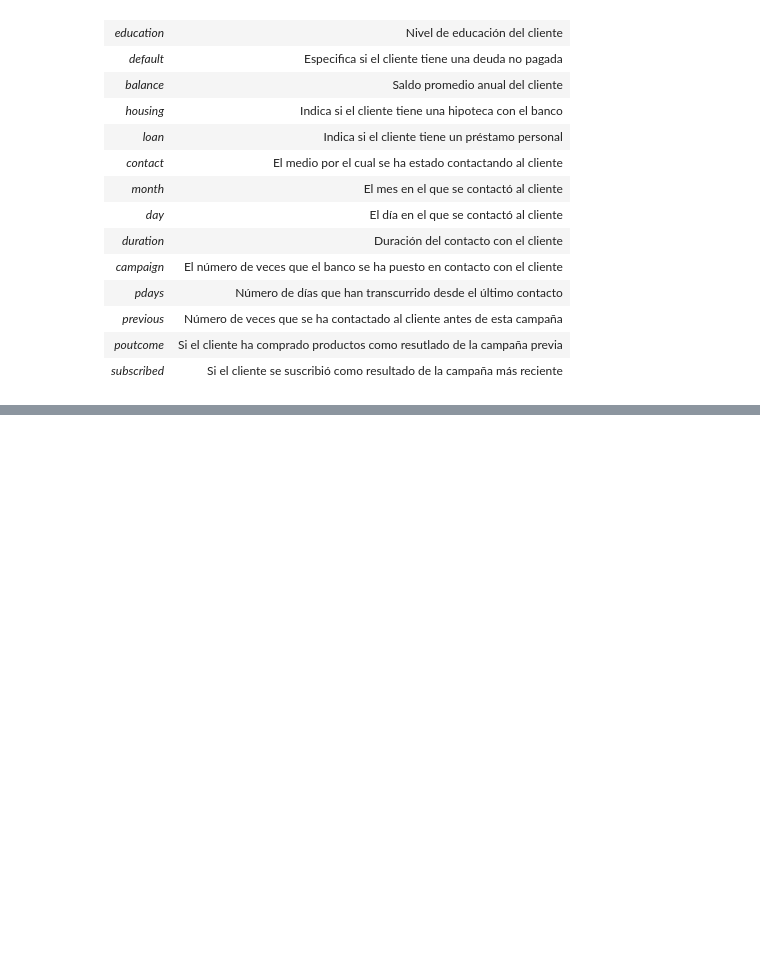
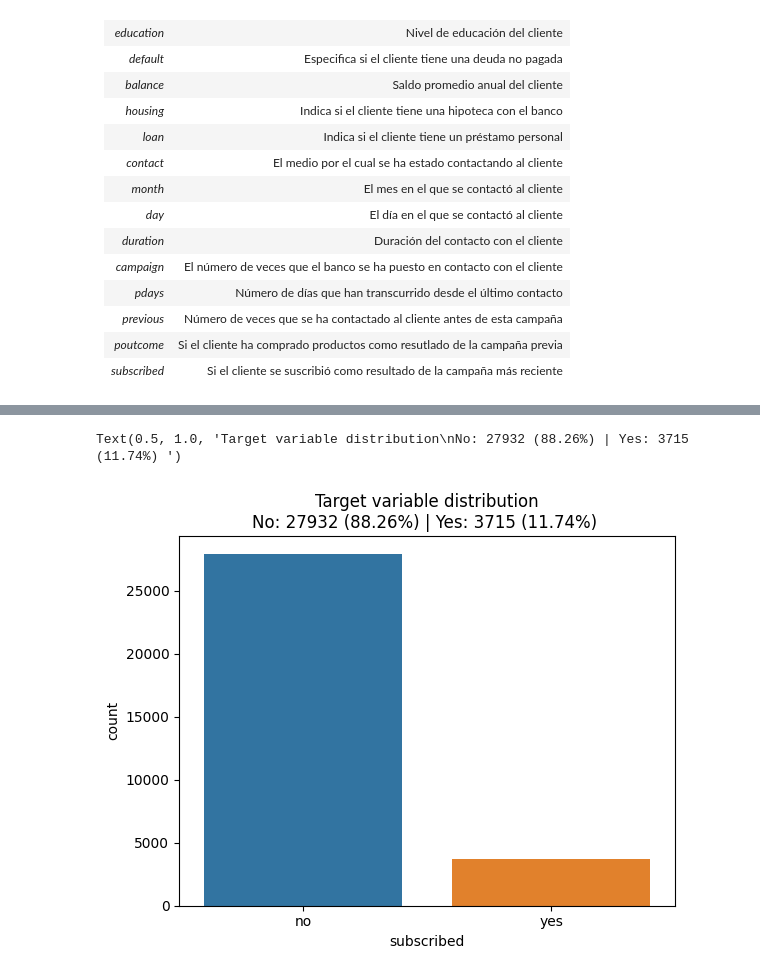
Before and after one commit to cajivar/term-deposit, a Jupyter notebook: depositos-lead-scoring-clean.ipynb, the cells around one changed output, grey strips where cells are left out. Cells and saved outputs as stored; diff of their text form; code cells hidden in the pictures; blank space fills up the shorter version.

```diff
--- a/depositos-lead-scoring-clean.ipynb
+++ b/depositos-lead-scoring-clean.ipynb
@@ -51,0 +85,12 @@ Este problema se conoce como *lead scoring*.
+# %%
+%matplotlib inline
+
+subscribed_proportion = (train['subscribed'].value_counts()).to_dict()
+ax = sns.countplot(x=train["subscribed"])
+title = ("Target variable distribution\n"
+    f"No: {subscribed_proportion['no']} ({(subscribed_proportion['no']/len(train)):0.2%}) |"
+    f" Yes: {subscribed_proportion['yes']} ({(subscribed_proportion['yes']/len(train)):0.2%}) " )
+ax.set_title(title)
+# %% [output]
+Text(0.5, 1.0, 'Target variable distribution\nNo: 27932 (88.26%) | Yes: 3715 (11.74%) ')
+[figure, added]
```
Also changed, not shown: parts of 83 cells of this notebook, 6 other files.
